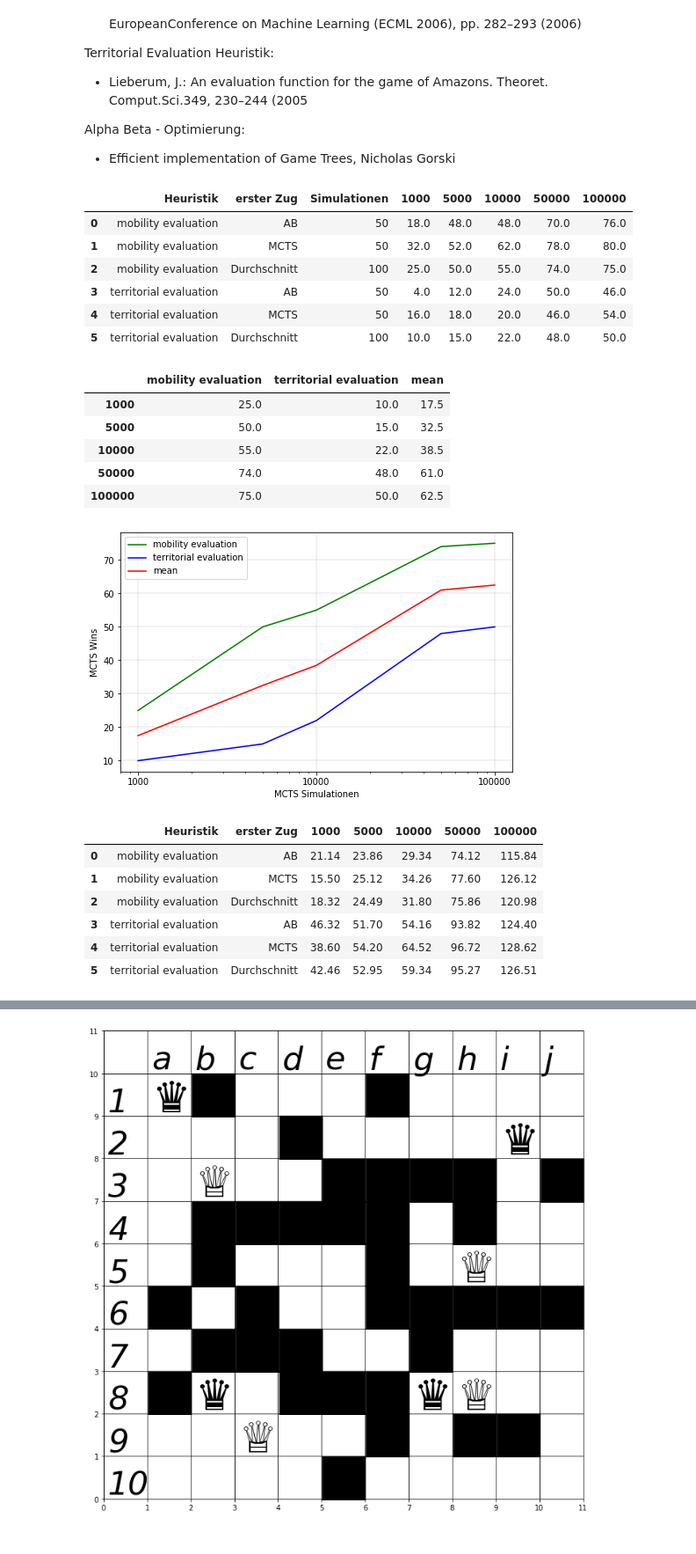
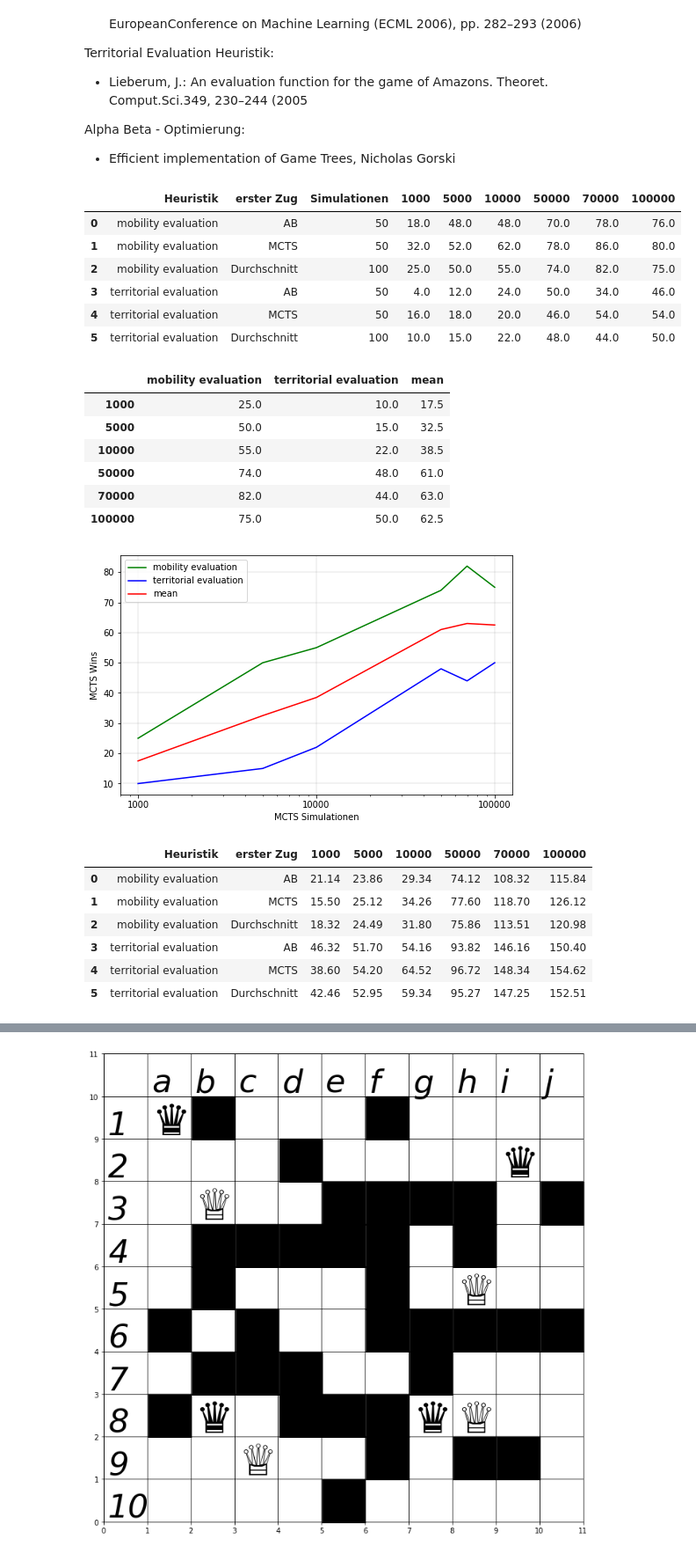
Before and after one commit to guen-ynk/Game-of-the-Amazons, a Jupyter notebook: analyse.ipynb, the cells around one changed output, grey strips where cells are left out. Shown at 88% size. Saved outputs shown, nothing was run; the diff lists cells and outputs as text; code cells hidden in the pictures.

```diff
--- a/analyse.ipynb
+++ b/analyse.ipynb
@@ -28,34 +28,34 @@ matplotlib.rcParams['axes.prop_cycle'] = matplotlib.cycler(color=["g", "b", "r"]
 # %%
 #node 19 16 cores 4 real ones 16gb ram
 data = {'Heuristik':  ['mobility evaluation', 'mobility evaluation', 'mobility evaluation'
         ,'territorial evaluation','territorial evaluation','territorial evaluation'],
         'erster Zug': ['AB', 'MCTS','Durchschnitt','AB','MCTS','Durchschnitt'],
         'Simulationen' : [50,50,100,50,50,100],
          1000 : [100*(9/50),100*(16/50),25.0,
                 100*(2/50),100*(8/50),10.0],
          5000 : [100*(24/50),100*(26/50),50.0,
                 100*(6/50),100*(9/50),15.0],
          10000 : [100*(24/50),100*(31/50),55.0,
                 100*(12/50),100*(10/50),22.0],
          50000 : [100*(35/50),100*(39/50),74.0,
                 100*(25/50),100*(23/50),48.0],
-      #   70000 : [100*(38/50),100*(43/50),81.0,
-       #         100*(25/50),100*(23/50),48.0],
+         70000 : [100*(39/50),100*(43/50),82.0,
+                100*(17/50),100*(27/50),44.0],
          100000 : [100*(38/50),100*(40/50),75.0,
                 100*(23/50),100*(27/50),50.0],
      }
 
 df = pd.DataFrame (data, columns = ['Heuristik','erster Zug','Simulationen',1000,5000,
-                                    10000,50000,100000])
+                                    10000,50000,70000,100000])
 df
 # %% [output]
-|  | Heuristik | erster Zug | Simulationen | 1000 | 5000 | 10000 | 50000 | 100000 |
-| 0 | mobility evaluation | AB | 50 | 18.0 | 48.0 | 48.0 | 70.0 | 76.0 |
-| 1 | mobility evaluation | MCTS | 50 | 32.0 | 52.0 | 62.0 | 78.0 | 80.0 |
-| 2 | mobility evaluation | Durchschnitt | 100 | 25.0 | 50.0 | 55.0 | 74.0 | 75.0 |
-| 3 | territorial evaluation | AB | 50 | 4.0 | 12.0 | 24.0 | 50.0 | 46.0 |
-| 4 | territorial evaluation | MCTS | 50 | 16.0 | 18.0 | 20.0 | 46.0 | 54.0 |
-| 5 | territorial evaluation | Durchschnitt | 100 | 10.0 | 15.0 | 22.0 | 48.0 | 50.0 |
+|  | Heuristik | erster Zug | Simulationen | 1000 | 5000 | 10000 | 50000 | 70000 | 100000 |
+| 0 | mobility evaluation | AB | 50 | 18.0 | 48.0 | 48.0 | 70.0 | 78.0 | 76.0 |
+| 1 | mobility evaluation | MCTS | 50 | 32.0 | 52.0 | 62.0 | 78.0 | 86.0 | 80.0 |
+| 2 | mobility evaluation | Durchschnitt | 100 | 25.0 | 50.0 | 55.0 | 74.0 | 82.0 | 75.0 |
+| 3 | territorial evaluation | AB | 50 | 4.0 | 12.0 | 24.0 | 50.0 | 34.0 | 46.0 |
+| 4 | territorial evaluation | MCTS | 50 | 16.0 | 18.0 | 20.0 | 46.0 | 54.0 | 54.0 |
+| 5 | territorial evaluation | Durchschnitt | 100 | 10.0 | 15.0 | 22.0 | 48.0 | 44.0 | 50.0 |
 # %%
 tim = df.iloc[2::3,3:]
 tim = tim.append(tim.mean(),6)
@@ -68,6 +68,7 @@ wins
 | 5000 | 50.0 | 15.0 | 32.5 |
 | 10000 | 55.0 | 22.0 | 38.5 |
 | 50000 | 74.0 | 48.0 | 61.0 |
+| 70000 | 82.0 | 44.0 | 63.0 |
 | 100000 | 75.0 | 50.0 | 62.5 |
 # %%
 ax = wins.plot(logx=True, linestyle='-',figsize=(8, 5)); # Durchschnitt
@@ -78,7 +79,7 @@ ax.grid(color='gray', linestyle='-', linewidth=.2)
 
 ax.get_xaxis().set_major_formatter(matplotlib.ticker.ScalarFormatter())
 # %% [output]
-[figure, old version]
+[figure, new version]
 # %%
 data = {'Heuristik':  ['mobility evaluation', 'mobility evaluation', 'mobility evaluation'
         ,'territorial evaluation','territorial evaluation','territorial evaluation'],
@@ -91,21 +92,23 @@ data = {'Heuristik':  ['mobility evaluation', 'mobility evaluation', 'mobility e
                 2708/50,3226/50,(2708+3226)/100],
         50000 : [3706/50,3880/50,(3706.+3880.)/100,
                 4691/50,4836/50,(4691+4836)/100],
+        70000 : [5416/50,5935/50,(5416.+5935.)/100,
+                7308/50,7417/50,(7308+7417)/100],
         100000 : [5792/50,6306/50,(5792+6306)/100,
-                6220/50,6431/50,(6220+6431)/100],
+                7520/50,7731/50,(7520+7731)/100],
         }
 
 df = pd.DataFrame (data, columns = ['Heuristik','erster Zug',
-                                    1000,5000,10000,50000,100000])
+                                    1000,5000,10000,50000,70000,100000])
 df
 # %% [output]
-|  | Heuristik | erster Zug | 1000 | 5000 | 10000 | 50000 | 100000 |
-| 0 | mobility evaluation | AB | 21.14 | 23.86 | 29.34 | 74.12 | 115.84 |
-| 1 | mobility evaluation | MCTS | 15.50 | 25.12 | 34.26 | 77.60 | 126.12 |
-| 2 | mobility evaluation | Durchschnitt | 18.32 | 24.49 | 31.80 | 75.86 | 120.98 |
-| 3 | territorial evaluation | AB | 46.32 | 51.70 | 54.16 | 93.82 | 124.40 |
-| 4 | territorial evaluation | MCTS | 38.60 | 54.20 | 64.52 | 96.72 | 128.62 |
-| 5 | territorial evaluation | Durchschnitt | 42.46 | 52.95 | 59.34 | 95.27 | 126.51 |
+|  | Heuristik | erster Zug | 1000 | 5000 | 10000 | 50000 | 70000 | 100000 |
+| 0 | mobility evaluation | AB | 21.14 | 23.86 | 29.34 | 74.12 | 108.32 | 115.84 |
+| 1 | mobility evaluation | MCTS | 15.50 | 25.12 | 34.26 | 77.60 | 118.70 | 126.12 |
+| 2 | mobility evaluation | Durchschnitt | 18.32 | 24.49 | 31.80 | 75.86 | 113.51 | 120.98 |
+| 3 | territorial evaluation | AB | 46.32 | 51.70 | 54.16 | 93.82 | 146.16 | 150.40 |
+| 4 | territorial evaluation | MCTS | 38.60 | 54.20 | 64.52 | 96.72 | 148.34 | 154.62 |
+| 5 | territorial evaluation | Durchschnitt | 42.46 | 52.95 | 59.34 | 95.27 | 147.25 | 152.51 |
 # %%
 tim = df.iloc[2::3,2:]
 tim = tim.append(tim.mean(),6)
```
Also changed, not shown: parts of 3 cells of this notebook, 1 other file.
